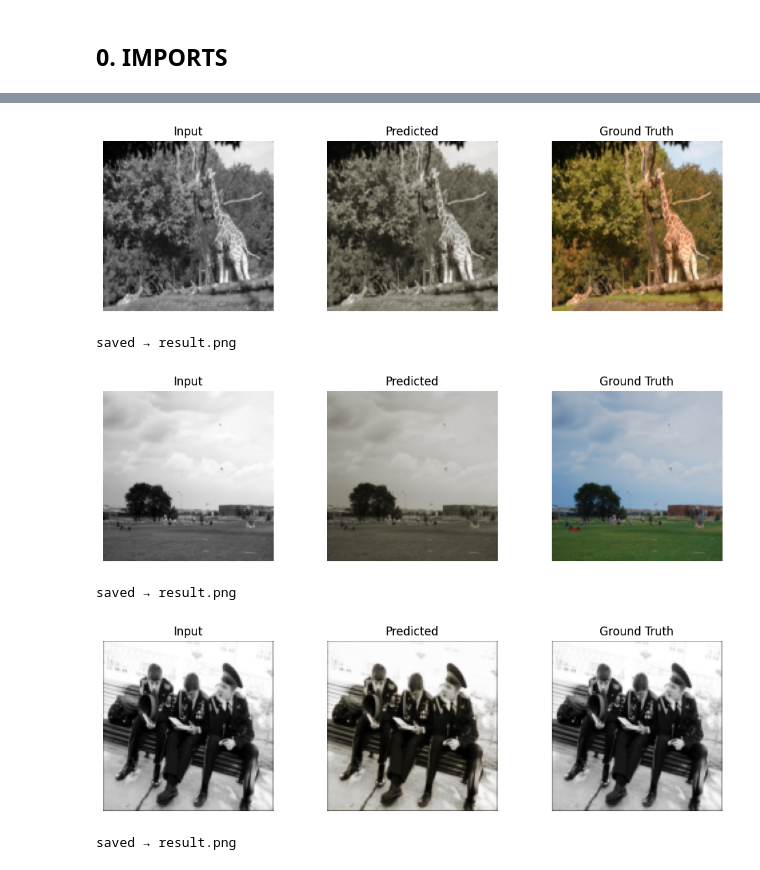
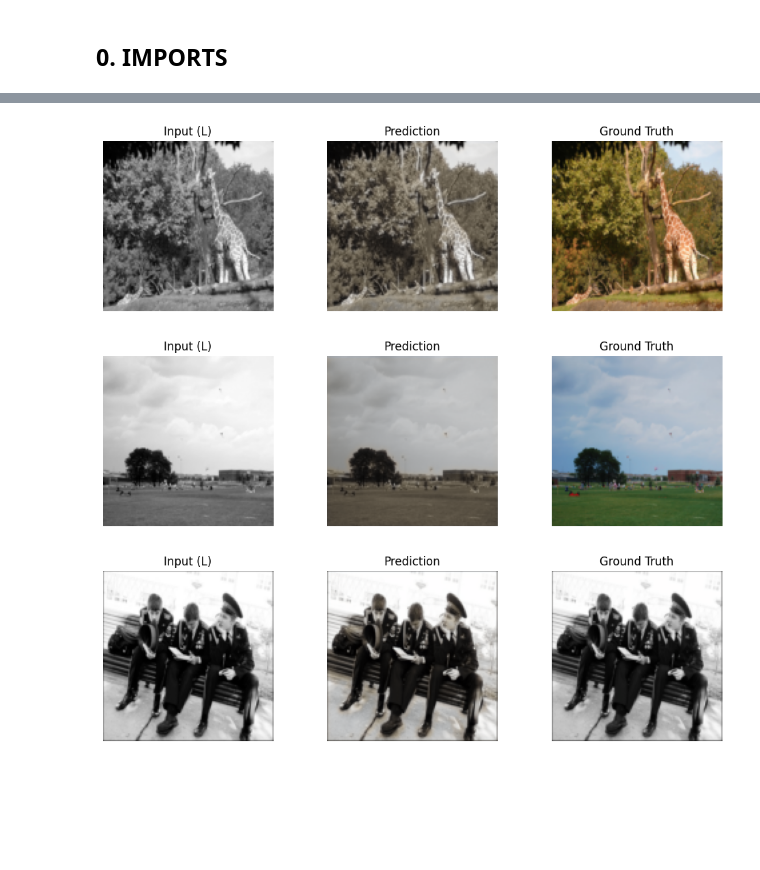
Before and after one commit to Kreetrix/Neural-Network-Project, a Jupyter notebook: colorization.ipynb, the cells around one changed output, grey strips where cells are left out. Cells and saved outputs as stored; diff of their text form; code cells hidden in the pictures; blank space fills up the shorter version.

```diff
--- a/colorization.ipynb
+++ b/colorization.ipynb
@@ -151 +202,6 @@ PARAMETERS: 1,861,827
+# %%
+# L1 loss is better than MSE for image generation
+
+criterion = nn.L1Loss()
+optimizer = torch.optim.Adam(model.parameters(), lr=1e-3)
 # %% [markdown]
@@ -190,0 +243,12 @@ MODEL SAVED → unet_colorization.pth
+# %%
+model.eval()
+val_loss = 0
+
+with torch.no_grad():
+    for L, ab in val_loader:
+        L, ab = L.to(device), ab.to(device)
+        pred = model(L)
+        loss = criterion(pred, ab)
+        val_loss += loss.item()
+
+print("Validation Loss:", val_loss / len(val_loader))
@@ -205,29 +278,54 @@ plt.show()
 # %%
-def visualize(model: nn.Module, dataset: ColorizationDataset, idx: int = 0):
+def visualize(idx, dataset):
     model.eval()
-    gray, color = dataset[idx]
+
+    L, ab = dataset[idx]
 
     with torch.no_grad():
-        pred = model(gray.unsqueeze(0).to(device)).squeeze().cpu()
+        pred_ab = model(L.unsqueeze(0).to(device)).cpu().squeeze()
 
-    fig, axes = plt.subplots(1, 3, figsize=(10, 3))
-    axes[0].imshow(gray.squeeze(),          cmap="gray"); axes[0].set_title("Input")
-    axes[1].imshow(pred.permute(1, 2, 0));               axes[1].set_title("Predicted")
-    axes[2].imshow(color.permute(1, 2, 0));              axes[2].set_title("Ground Truth")
-    for ax in axes: ax.axis("off")
+    # --- torch → numpy ONLY at the end ---
+    L_np = L.squeeze().numpy()
+    ab_np = ab.permute(1,2,0).numpy()
+    pred_np = pred_ab.permute(1,2,0).numpy()
+
+    pred_np = np.clip(pred_np, -1, 1)
+
+    # --- LAB reconstruction ---
+    lab_pred = np.zeros((L_np.shape[0], L_np.shape[1], 3))
+    lab_true = np.zeros_like(lab_pred)
+
+    lab_pred[:,:,0] = (L_np + 1.0) * 50
+    lab_true[:,:,0] = (L_np + 1.0) * 50
+
+    lab_pred[:,:,1:] = pred_np * 128
+    lab_true[:,:,1:] = ab_np * 128
+
+    img_pred = lab2rgb(lab_pred)
+    img_true = lab2rgb(lab_true)
+
+    # --- plot ---
+    fig, ax = plt.subplots(1,3, figsize=(10,3))
+
+    ax[0].imshow(L_np, cmap='gray')
+    ax[0].set_title("Input (L)")
+
+    ax[1].imshow(img_pred)
+    ax[1].set_title("Prediction")
+
+    ax[2].imshow(img_true)
+    ax[2].set_title("Ground Truth")
+
+    for a in ax:
+        a.axis("off")
+
     plt.tight_layout()
-    plt.savefig("result.png", dpi=120)
     plt.show()
-    print("saved → result.png")
 
-
-for i in [0, 5, 10]:
-    visualize(model, dataset, idx=i)
+for i in [0,5,10]:
+    visualize(i, full_dataset)
 # %% [output]
-[figure, old version]
+[figure, new version]
-saved → result.png
-[figure, old version]
+[figure, new version]
-saved → result.png
-[figure, old version]
+[figure, new version]
-saved → result.png
 # %% [markdown]
```
Also changed, not shown: parts of 22 cells of this notebook.
